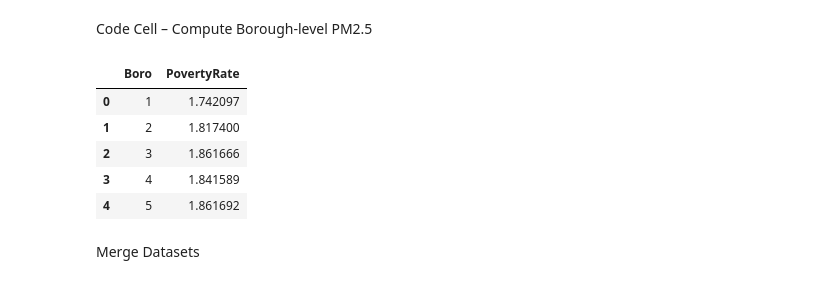
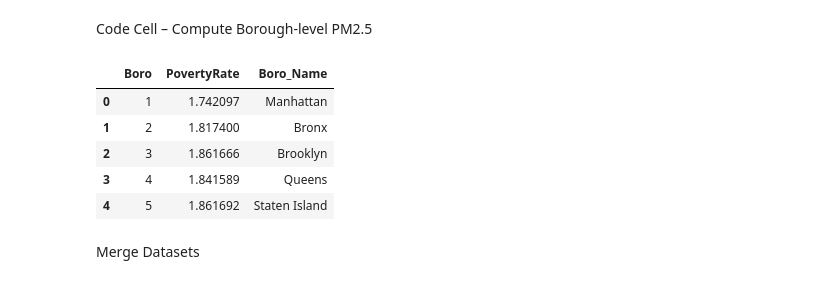
Before and after one commit to yh3811/yh3811.github.io, a Jupyter notebook: project3.ipynb, the cells around one changed output. Saved outputs shown, nothing was run; the diff lists cells and outputs as text; code cells hidden in the pictures.

```diff
--- a/project3.ipynb
+++ b/project3.ipynb
@@ -126,21 +147,34 @@ pm25_boro
 # %% [markdown]
 Code Cell – Compute Borough-level PM2.5
 # %%
+# Borough code → borough name
+boro_map = {
+    "1": "Manhattan",
+    "2": "Bronx",
+    "3": "Brooklyn",
+    "4": "Queens",
+    "5": "Staten Island"
+}
+
+# Compute borough-level poverty rate
 poverty_rate = (
     poverty.groupby("Boro")["NYCgov_Pov_Stat"]
     .mean()
     .reset_index()
     .rename(columns={"NYCgov_Pov_Stat": "PovertyRate"})
 )
 
+# Map Boro code to actual borough names
+poverty_rate["Boro_Name"] = poverty_rate["Boro"].astype(str).map(boro_map)
+
 poverty_rate
 # %% [output]
-|  | Boro | PovertyRate |
-| 0 | 1 | 1.742097 |
-| 1 | 2 | 1.817400 |
-| 2 | 3 | 1.861666 |
-| 3 | 4 | 1.841589 |
-| 4 | 5 | 1.861692 |
+|  | Boro | PovertyRate | Boro_Name |
+| 0 | 1 | 1.742097 | Manhattan |
+| 1 | 2 | 1.817400 | Bronx |
+| 2 | 3 | 1.861666 | Brooklyn |
+| 3 | 4 | 1.841589 | Queens |
+| 4 | 5 | 1.861692 | Staten Island |
 # %% [markdown]
 Merge Datasets
 # %%
```
Also changed, not shown: parts of 15 cells of this notebook, 1 other file.
